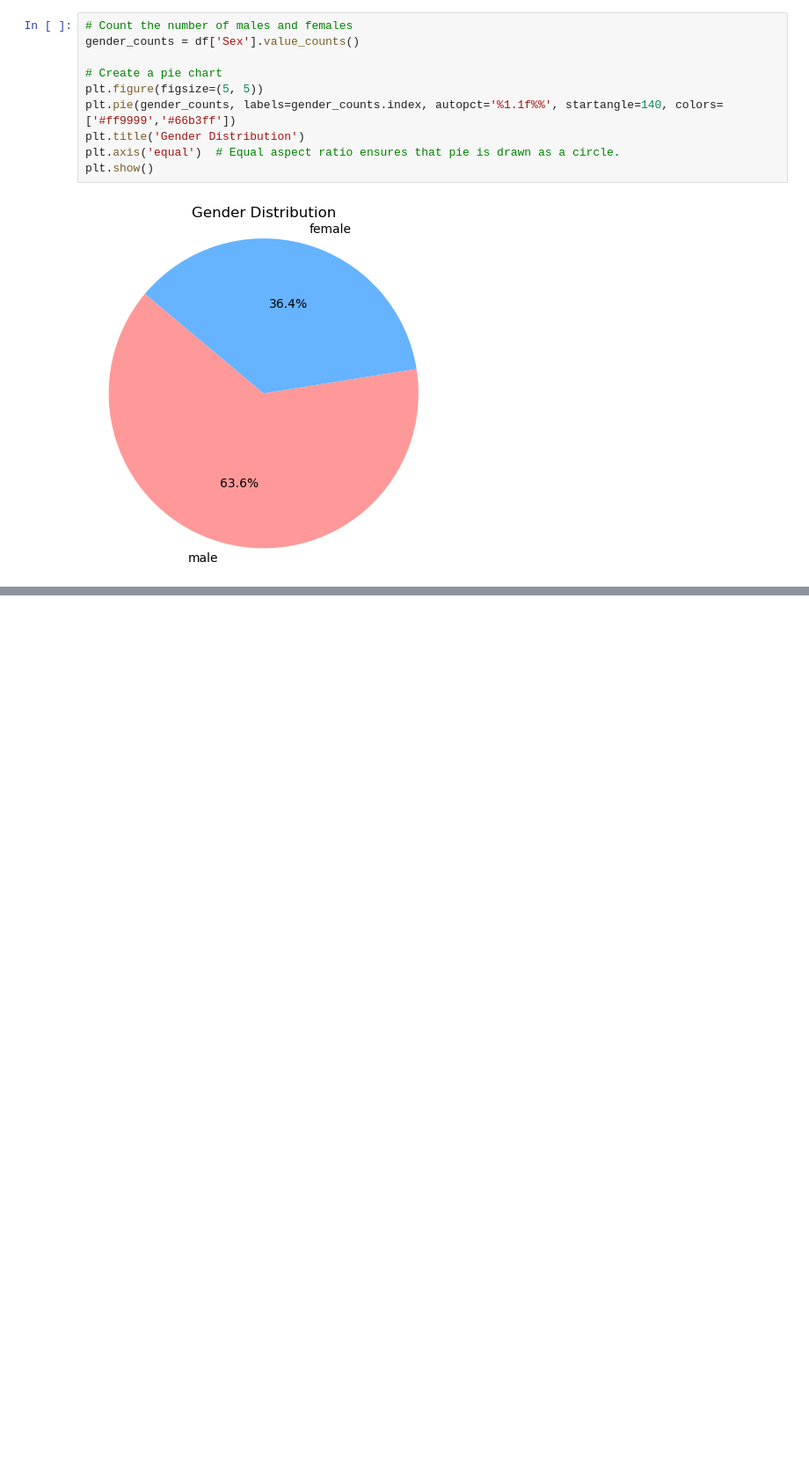
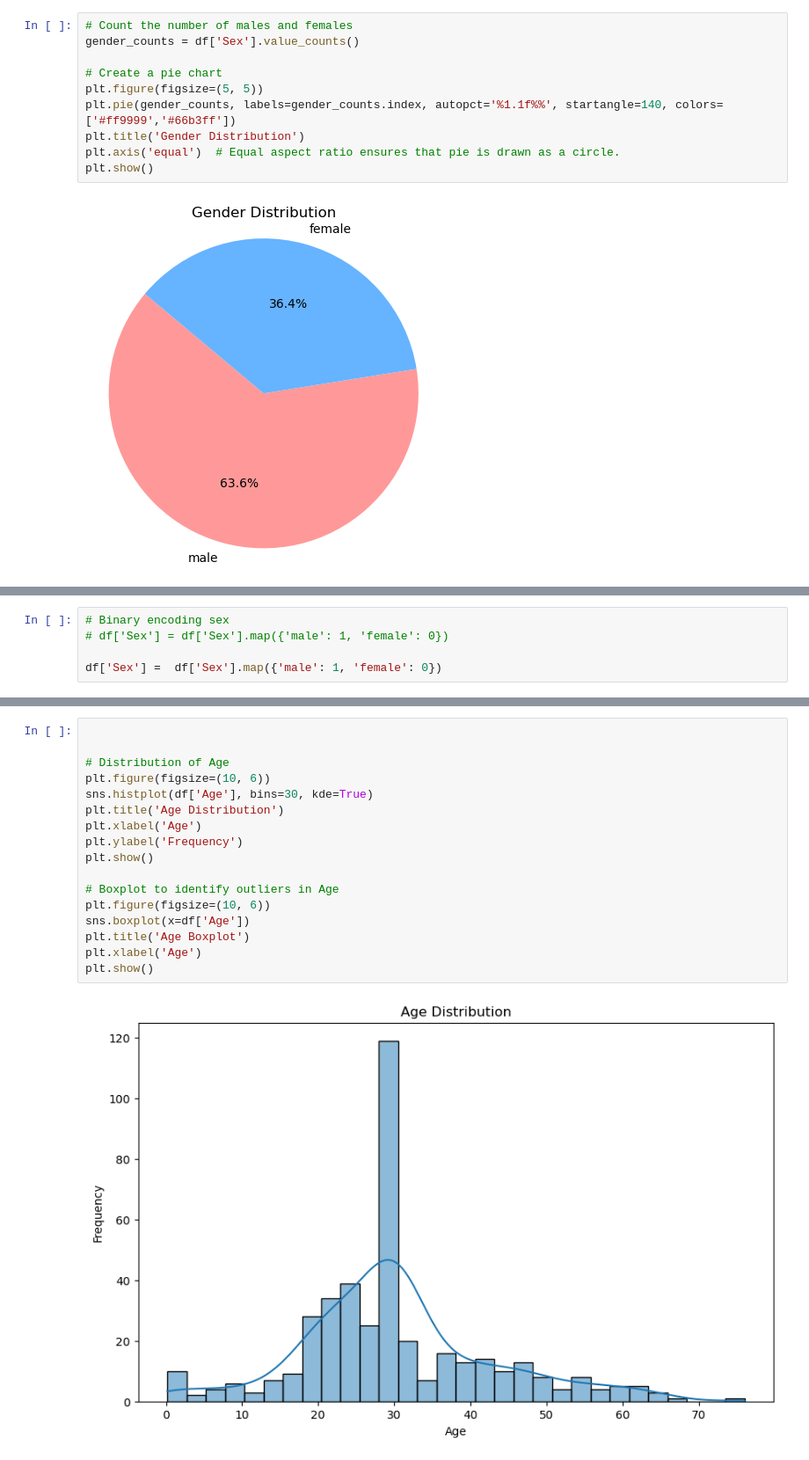
Before and after one commit to adolphTech/MACHINE-LEARNING, a Jupyter notebook: STAGE 1/titanic.ipynb, the cells around one changed output, grey strips where cells are left out. Shown at 88% size. Cells and saved outputs as stored; diff of their text form; blank space fills up the shorter version.

```diff
--- a/STAGE 1/titanic.ipynb
+++ b/STAGE 1/titanic.ipynb
@@ -86,0 +279,5 @@ plt.show()
+# %%
+# Binary encoding sex
+# df['Sex'] = df['Sex'].map({'male': 1, 'female': 0})
+
+df['Sex'] =  df['Sex'].map({'male': 1, 'female': 0})
@@ -86,0 +392,19 @@ plt.show()
+# %%
+
+
+# Distribution of Age
+plt.figure(figsize=(10, 6))
+sns.histplot(df['Age'], bins=30, kde=True)
+plt.title('Age Distribution')
+plt.xlabel('Age')
+plt.ylabel('Frequency')
+plt.show()
+
+# Boxplot to identify outliers in Age
+plt.figure(figsize=(10, 6))
+sns.boxplot(x=df['Age'])
+plt.title('Age Boxplot')
+plt.xlabel('Age')
+plt.show()
+# %% [output]
+[figure, added]
```
Also changed, not shown: parts of 31 cells of this notebook, 4 other files.
